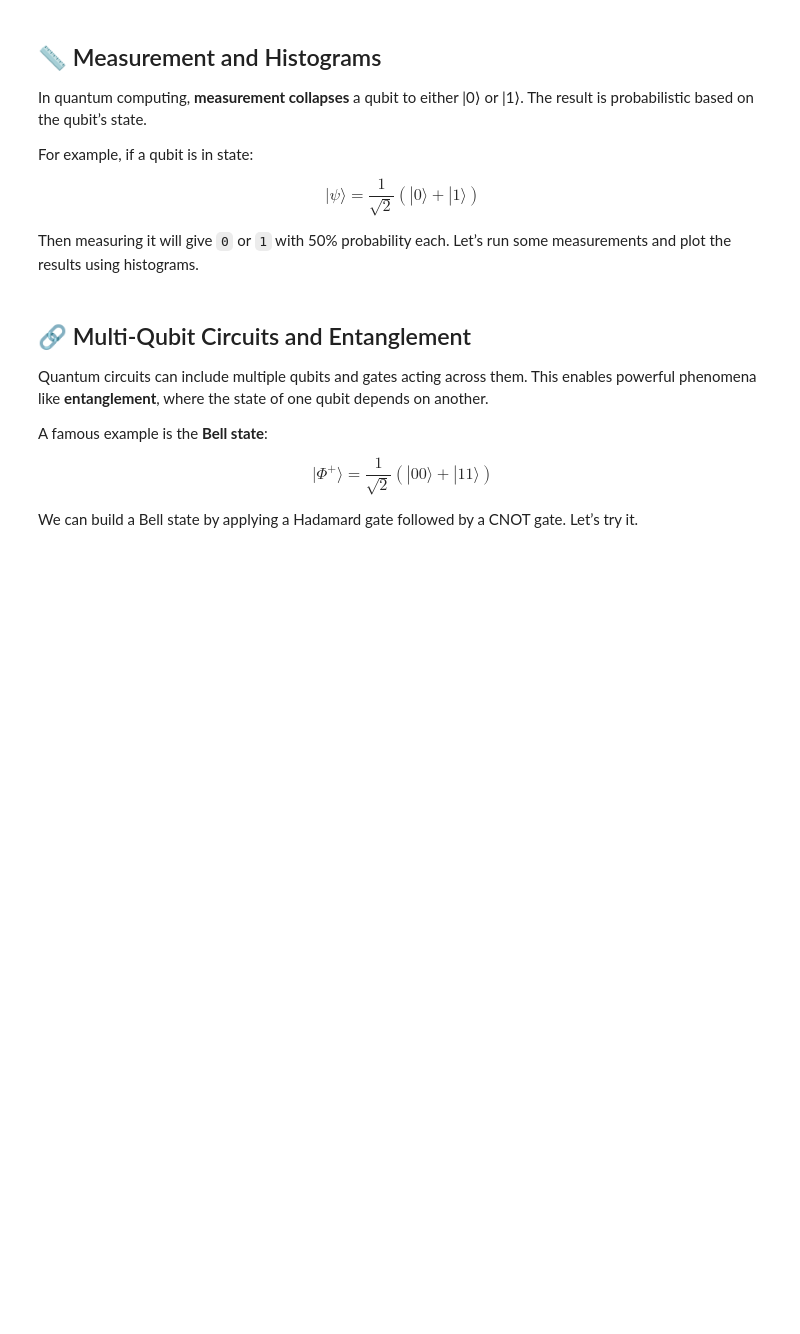
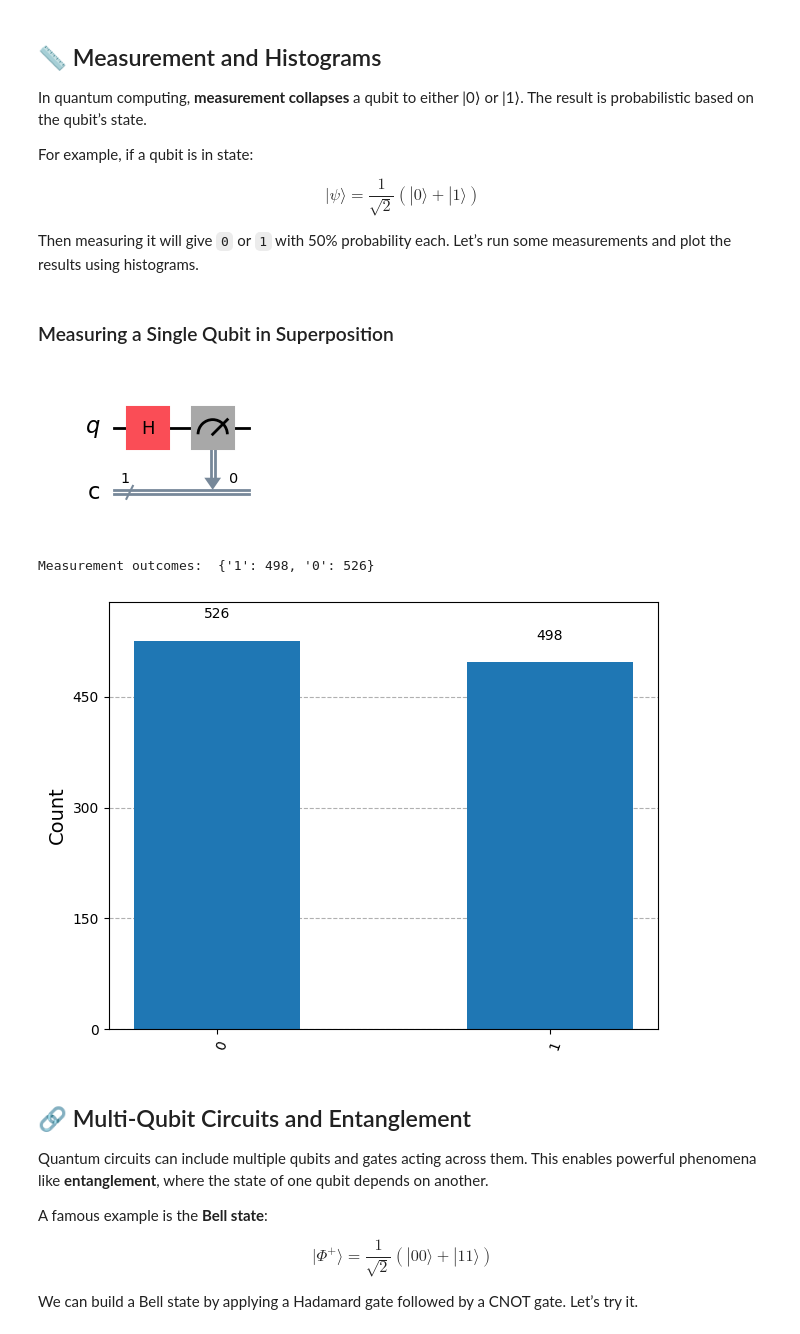
Before and after one commit to quantum-gabo/Quantum-Computing-Club, a Jupyter notebook: meetings/meeting02/Quantum_Workshop_Coding_Session.ipynb, the cells around one changed output. Saved outputs shown, nothing was run; the diff lists cells and outputs as text; code cells hidden in the pictures; blank space fills up the shorter version.

```diff
--- a/meetings/meeting02/Quantum_Workshop_Coding_Session.ipynb
+++ b/meetings/meeting02/Quantum_Workshop_Coding_Session.ipynb
@@ -203,6 +279,26 @@ $$
 $$
 
 Then measuring it will give `0` or `1` with 50% probability each. Let’s run some measurements and plot the results using histograms.
+# %% [markdown]
+### Measuring a Single Qubit in Superposition
+# %%
+qc = QuantumCircuit(1, 1)
+
+# Apply Hadamard gate to put the qubit in superposition
+qc.h(0)
+qc.measure(0, 0) # Measure the qubit into classical bit 0
+qc.draw('mpl')
+plt.show()
+
+# Simulate
+results = simulator.run(transpile(qc, simulator), shots=1024).result()
+counts = results.get_counts()
+plot_histogram(counts)
+print("Measurement outcomes: ", counts)
+# %% [output]
+[figure, added]
+Measurement outcomes:  {'1': 498, '0': 526}
+[figure, added]
 # %% [markdown]
 ## 🔗 Multi-Qubit Circuits and Entanglement
 
```
Also changed, not shown: parts of 24 cells of this notebook, 3 other files.
